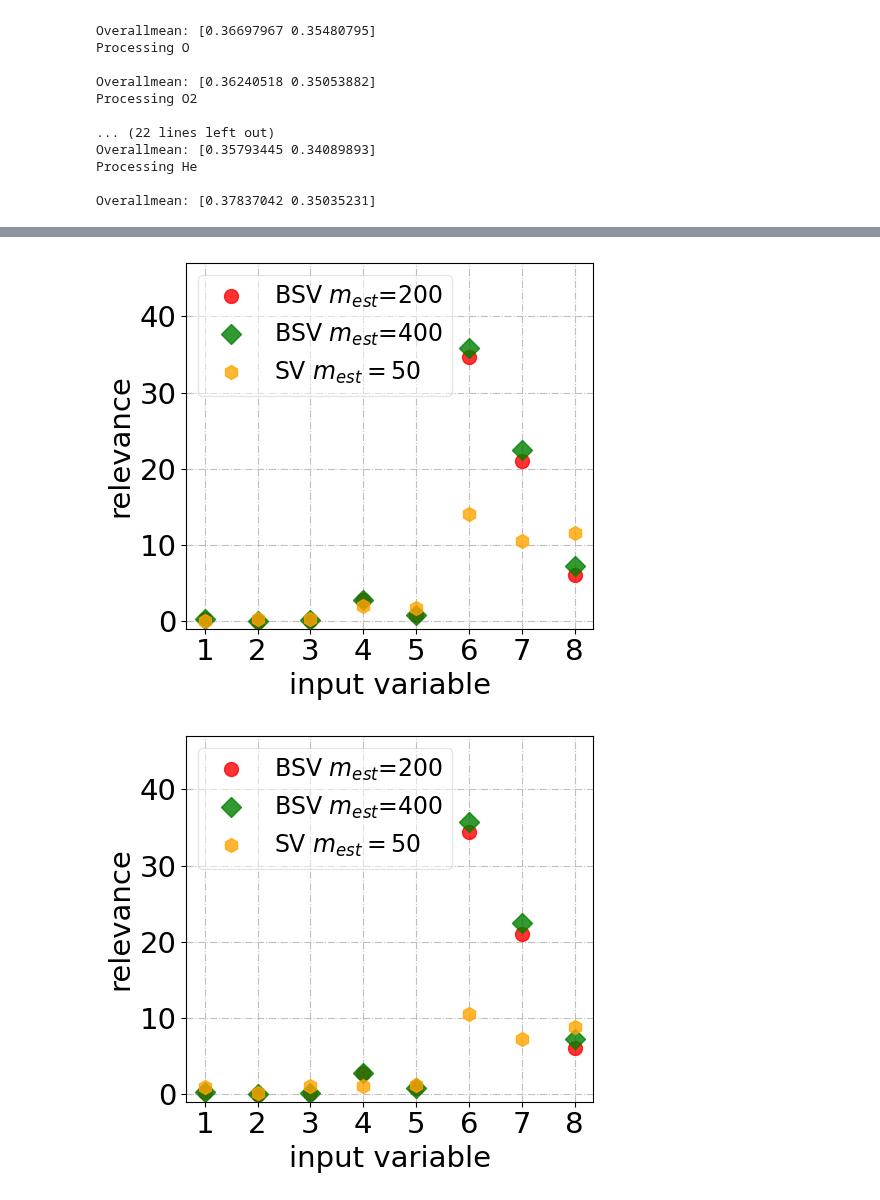
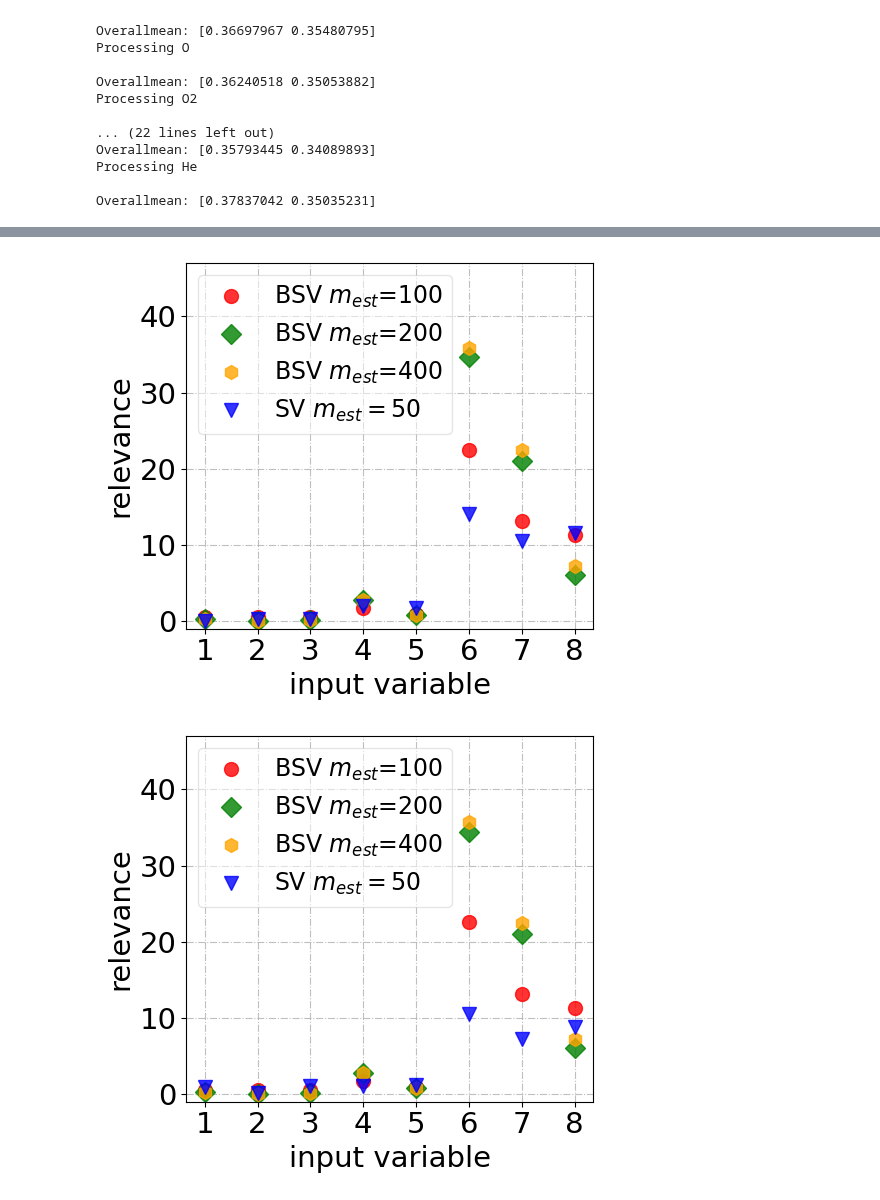
Before and after one commit to paper-code1/VecchiaConditionalExtremes, a Jupyter notebook: experiments/benchmarkSummaryAndVisu.ipynb, the cells around one changed output, grey strips where cells are left out. Saved outputs shown, nothing was run; the diff lists cells and outputs as text; code cells hidden in the pictures.

```diff
--- a/experiments/benchmarkSummaryAndVisu.ipynb
+++ b/experiments/benchmarkSummaryAndVisu.ipynb
@@ -53,7 +53,7 @@ import pandas as pd
 import numpy as np
 
 # Read the CSV file
-num_m_ests = [200, 400] #[100, 200]
+num_m_ests = [100, 200, 400] #[100, 200]
 folds = 10
 speciess = ["H", "N", "O", "O2", "N2", "He"] #,
 param_list = []
@@ -118,7 +115,7 @@ plt.rcParams.update({'font.size': 21})
 x = np.arange(1, 9)
 
 # Define markers and colors to match the reference image
-markers = ['o', 'D', 'h', '+', '^', 'v']  # H, O2, N, N2, He, O
+markers = ['o', 'D', 'h', 'v', '+', '^',]  # H, O2, N, N2, He, O
 colors = ['red', 'green', 'orange', 'blue', 'purple',  'brown']
 # colors = ['m', 'r', 'g', 'b', 'c', 'k']   # magenta, red, green, blue, cyan, black
 
@@ -127,7 +124,7 @@ for i in range(len(speciess)):
     plt.figure(figsize=(5.5, 5))
     for j in range(len(num_m_ests)):
         # plt.plot(x, 1/param_list[j], linestyle='None', markersize=10,label=r"BSV $m_{est}$=" + str(num_m_ests[j]), marker=markers[j],  color=colors[j], alpha=0.8)
-        plt.plot(x, 1/param_list[i*2 + j], linestyle='None', markersize=10,label=r"BSV $m_{est}$=" + str(num_m_ests[j]), marker=markers[j],  color=colors[j], alpha=0.8)
+        plt.plot(x, 1/param_list[i*3 + j], linestyle='None', markersize=10,label=r"BSV $m_{est}$=" + str(num_m_ests[j]), marker=markers[j],  color=colors[j], alpha=0.8)
     # sv results 0 is the variance 1:9 is the other parameters
     plt.plot(x, 1/np.array(param_list_sv[i][1:9]), linestyle='None', markersize=10,label=r"SV $m_{est}=50$", marker=markers[j+1],  color=colors[j+1], alpha=0.8)
 
@@ -160,2 +157,2 @@ for i in range(len(speciess)):
-[figure, old version]
+[figure, new version]
-[figure, old version]
+[figure, new version]
```
Also changed, not shown: parts of 2 cells of this notebook, 10 other files.
